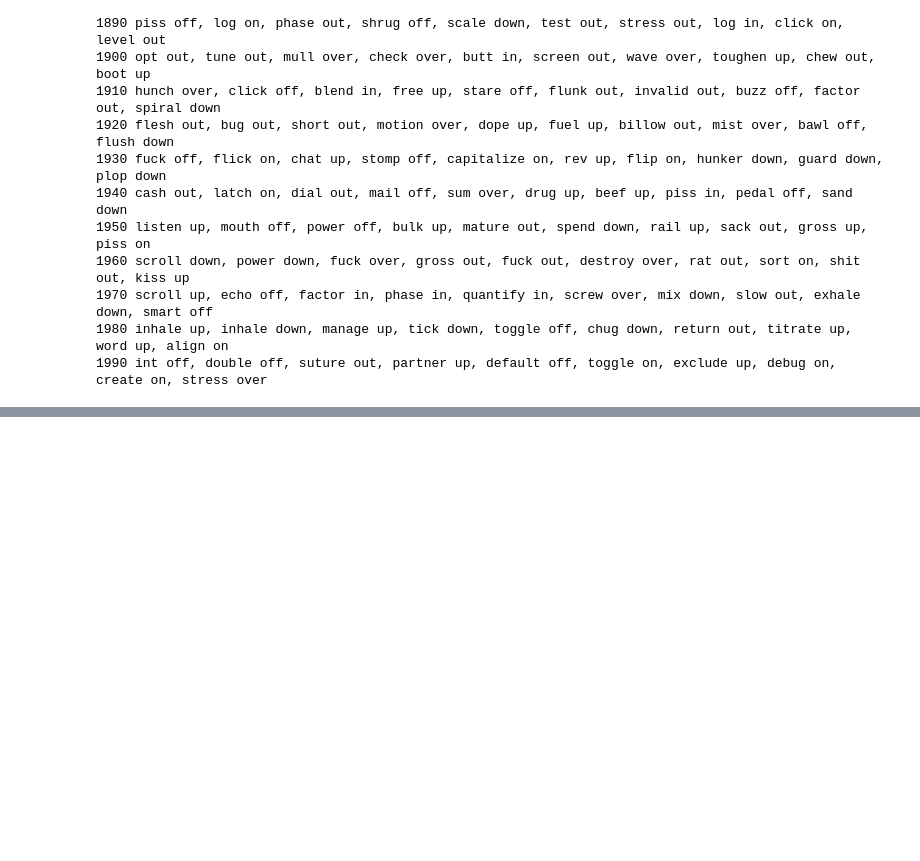
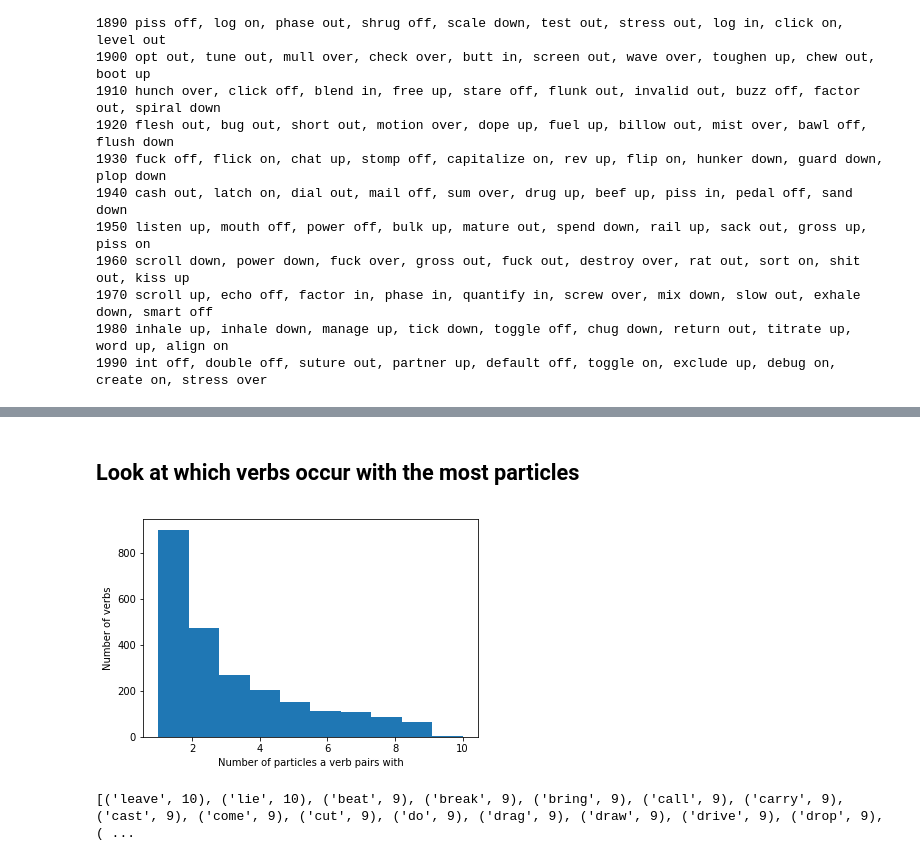
Before and after one commit to juliawatson/verb_particle_constructions, a Jupyter notebook: vpc_corpus_stats.ipynb, the cells around one changed output, grey strips where cells are left out. Drawn from its saved outputs; the diff is of its cells as text; code cells hidden in the pictures; blank space fills up the shorter version.

Commit message:
Added stats for computing the number of particles a verb pairs with

```diff
--- a/vpc_corpus_stats.ipynb
+++ b/vpc_corpus_stats.ipynb
@@ -135,0 +136,30 @@ for decade in range(1800, 2000, 10):
+# %% [markdown]
+## Look at which verbs occur with the most particles
+# %%
+from collections import defaultdict
+
+
+def get_verbs_with_most_particles(vpc_to_year):
+    verb_to_n_particles = defaultdict(int)
+    for verb, particle in vpc_to_year:
+        verb_to_n_particles[verb] += 1
+    v_prt_count = [
+        (verb, prt_count) for verb, prt_count in verb_to_n_particles.items()]
+    v_prt_count = sorted(v_prt_count, reverse=True, key=lambda x: x[1])
+    return v_prt_count
+
+
+v_prt_count = get_verbs_with_most_particles(vpc_to_year)
+# %%
+import matplotlib.pyplot as plt
+
+plt.hist([item[1] for item in v_prt_count])
+plt.xlabel("Number of particles a verb pairs with")
+plt.ylabel("Number of verbs")
+plt.show()
+# %% [output]
+[figure, added]
+# %%
+print(v_prt_count)
+# %% [output]
+[('leave', 10), ('lie', 10), ('beat', 9), ('break', 9), ('bring', 9), ('call', 9), ('carry', 9), ('cast', 9), ('come', 9), ('cut', 9), ('do', 9), ('drag', 9), ('draw', 9), ('drive', 9), ('drop', 9), ( ...
```
Also changed, not shown: parts of 1 cell of this notebook.
